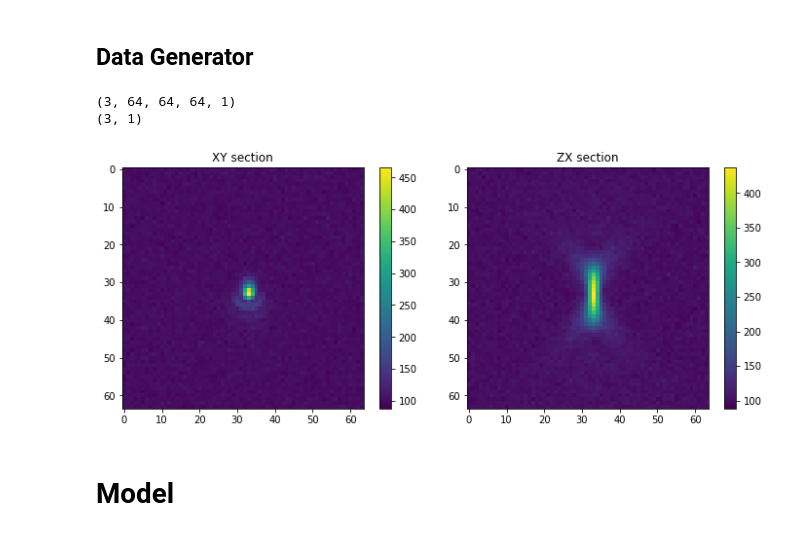
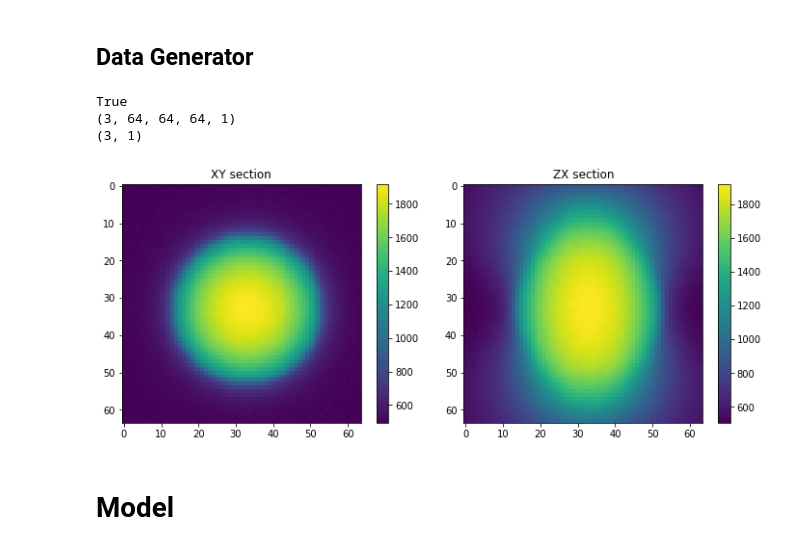
Before and after one commit to mpicbg-csbd/phasenet, a Jupyter notebook: notebooks/dev.ipynb, the cells around one changed output. Cells and saved outputs as stored; diff of their text form; code cells hidden in the pictures.

```diff
--- a/notebooks/dev.ipynb
+++ b/notebooks/dev.ipynb
@@ -99,21 +98,23 @@ None;
 # %% [markdown]
 ## Data Generator
 # %%
-data = M.Data({'vertical coma':.1}, batch_size=3, noise_params = {'mean':100, 'sigma':3.5, 'snr':(1.,5)}, phantom_name='sphere', phantom_params={'radius':0.1})
+data = M.Data({'vertical coma':.0}, batch_size=3, noise_snr=(2,3), noise_mean=500, noise_sigma = 3.5, phantom_params={'name':'sphere', 'radius':2})
 psfs, amps = next(data.generator())
-
+print(data.phantom_flag)
 print(psfs.shape)
 print(amps.shape)
 h1 = psfs[0,...,0]
 
+N = h1.shape[0]
 plt.figure(figsize=(10,4))
 plt.subplot(121); plt.imshow(h1[N//2]);   plt.title('XY section'); plt.colorbar()
 plt.subplot(122); plt.imshow(h1[:,N//2]); plt.title('ZX section'); plt.colorbar()
 plt.tight_layout();
 # %% [output]
+True
 (3, 64, 64, 64, 1)
 (3, 1)
-[figure, old version]
+[figure, new version]
 # %% [markdown]
 # Model
 # %%
```
Also changed, not shown: parts of 11 cells of this notebook.
